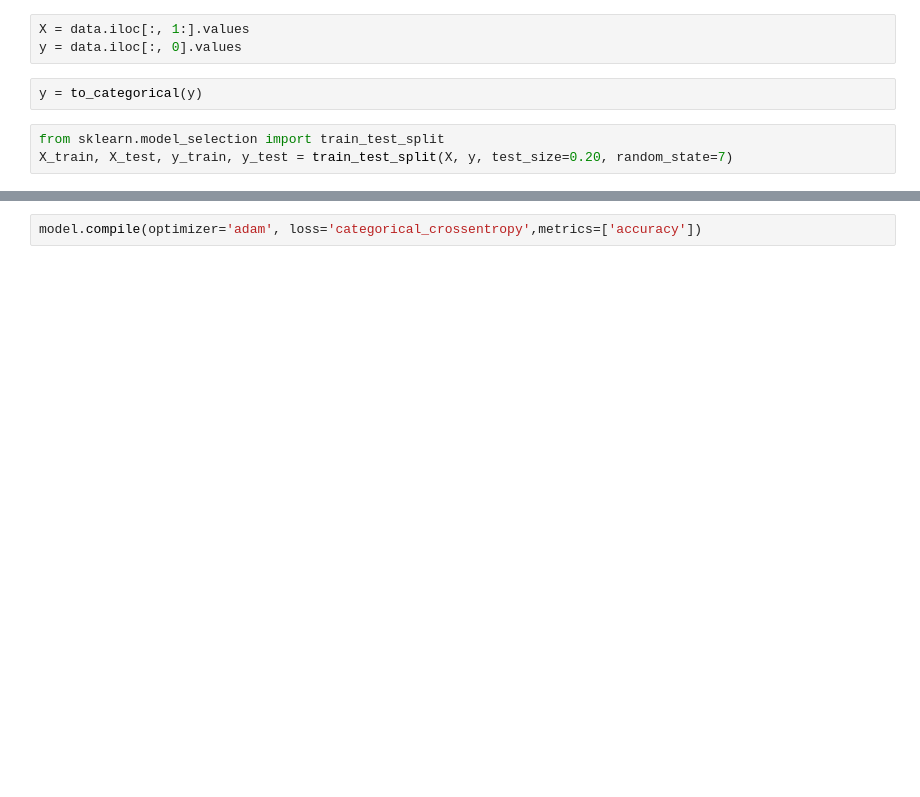
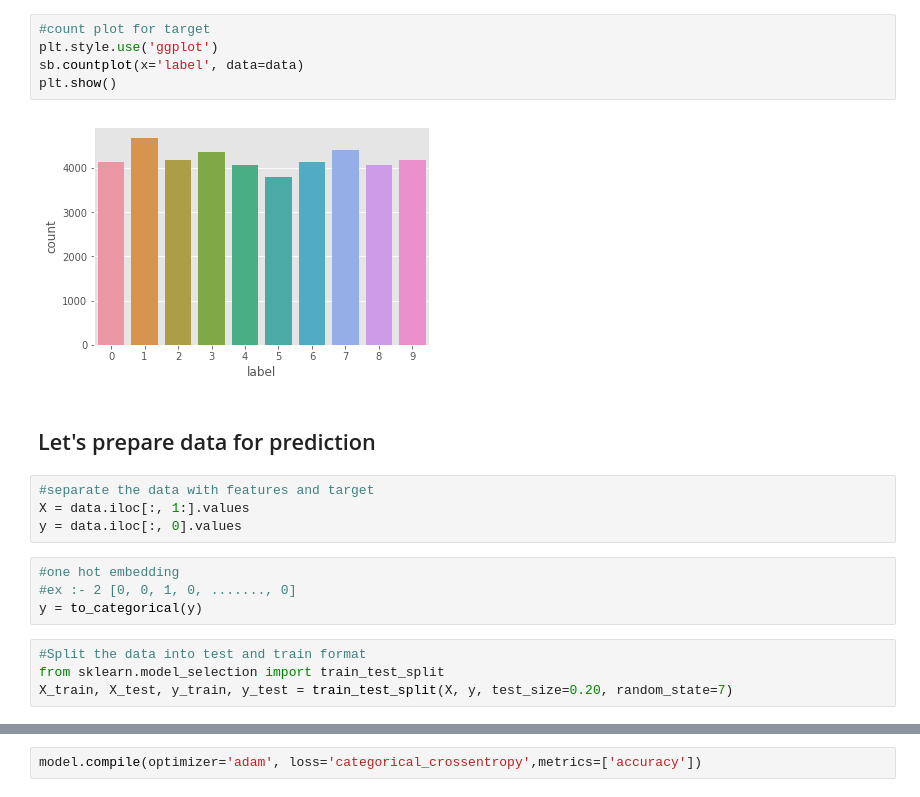
Before and after one commit to Suryanandsingh/MNIST-hand_writing-with-python, a Jupyter notebook: MNIST.ipynb, the cells around one changed output, grey strips where cells are left out. Drawn from its saved outputs; the diff is of its cells as text; blank space fills up the shorter version.

```diff
--- a/MNIST.ipynb
+++ b/MNIST.ipynb
@@ -29,9 +53,22 @@ memory usage: 251.5 MB
+# %%
+#count plot for target
+plt.style.use('ggplot')
+sb.countplot(x='label', data=data)
+plt.show()
+# %% [output]
+[figure, added]
+# %% [markdown]
+## Let's prepare data for prediction
 # %%
+#separate the data with features and target
 X = data.iloc[:, 1:].values
 y = data.iloc[:, 0].values
-# %%
-y = to_categorical(y)
+# %%
+#one hot embedding
+#ex :- 2 [0, 0, 1, 0, ......., 0]
+y = to_categorical(y)
 # %%
+#Split the data into test and train format
 from sklearn.model_selection import train_test_split
 X_train, X_test, y_train, y_test = train_test_split(X, y, test_size=0.20, random_state=7)
 # %%
```
Also changed, not shown: parts of 20 cells of this notebook.
